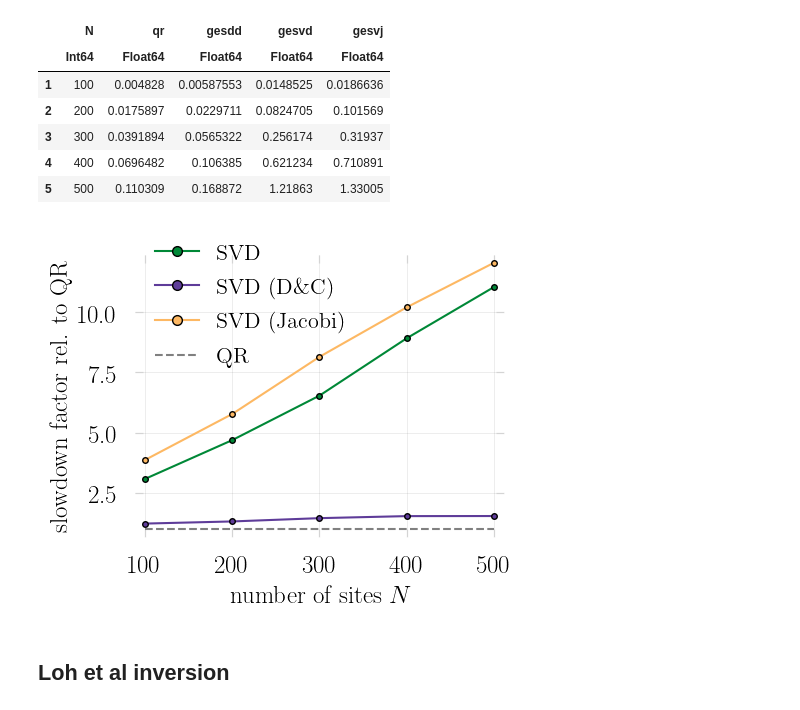
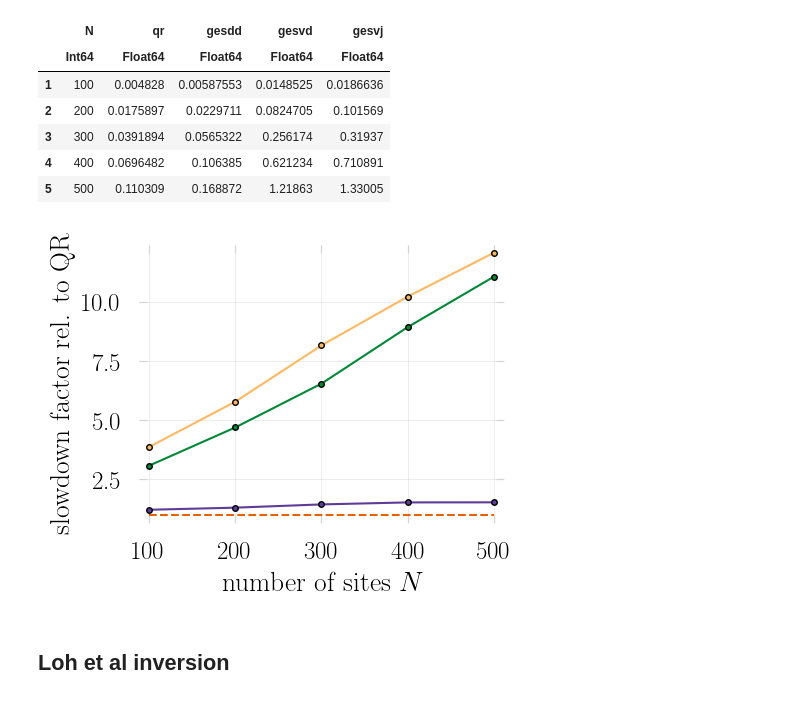
Before and after one commit to carstenbauer/StableDQMC.jl, a Jupyter notebook: notebooks/analysis.ipynb, the cells around one changed output. Drawn from its saved outputs; the diff is of its cells as text; code cells hidden in the pictures.

Commit message:
separate legends

```diff
--- a/notebooks/analysis.ipynb
+++ b/notebooks/analysis.ipynb
@@ -534,18 +534,18 @@ df_greens = benchmark_inv_one_plus()
 # %%
 @df df_greens plot(:N, [:gesvd ./ :qr, :gesdd ./ :qr, :gesvj ./ :qr],
             marker=true,
             color=permutedims(["#008837", "#5E3C99", "#FDB863"]), # #E66101 for QR
             label=permutedims(["SVD", "SVD (D\\&C)", "SVD (Jacobi)"]),
-            legend=(-0.0,0.53); two_figures_squarish...,
+            legend=false; two_figures_squarish...,
 #             yscale=:log10
 #             ylims=(0,50)
            )
-@df df_greens plot!(:N, fill(1, length(:N)), color=:grey, linestyle=:dash, label="QR")
+@df df_greens plot!(:N, fill(1, length(:N)), color="#E66101", linestyle=:dash, label="QR")
 xlabel!(L"number of sites $N$")
 ylabel!("slowdown factor rel. to QR")
 savefig("../paper/figures/benchmark_fact_inv_one_plus.pdf")
 # %% [output]
-[figure, old version]
+[figure, new version]
 # %% [markdown]
 ## Loh et al inversion
 # %%
```
Also changed, not shown: parts of 7 cells of this notebook, 13 other files.
